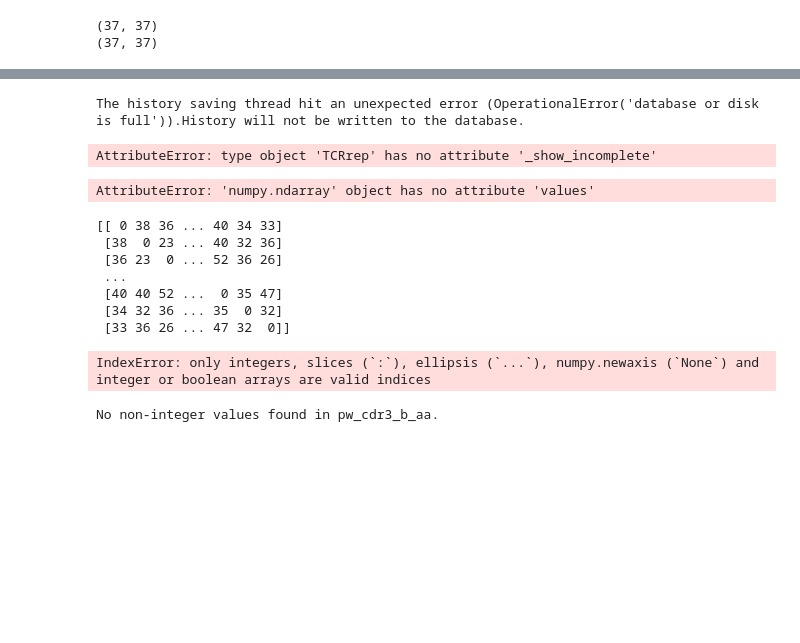
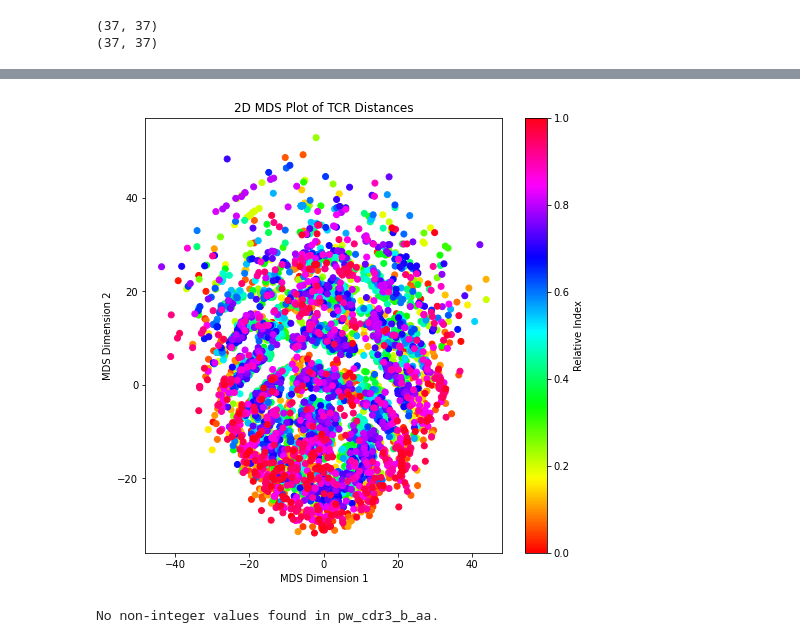
Before and after one commit to UoB-DSMP-2023-24/dsmp-2024-group-13, a Jupyter notebook: TCRDist neat.ipynb, the cells around one changed output, grey strips where cells are left out. Saved outputs shown, nothing was run; the diff lists cells and outputs as text; code cells hidden in the pictures; blank space fills up the shorter version.

Commit message:
Multidimensional plotting of distance matrix

```diff
--- a/TCRDist neat.ipynb
+++ b/TCRDist neat.ipynb
@@ -757,4 +695,38 @@ def cdr3plot2(df_):
     return
+# %%
+import matplotlib.cm as cm
+from sklearn.manifold import MDS
+
+def cdr3plot2(df_):
+    # Assuming TCRrep is correctly set up to work with the provided dataframe
+    tr_vdjdb = TCRrep(cell_df=df_,
+                      organism='human',
+                      chains=['beta'],
+                      deduplicate=True,
+                      compute_distances=True)
+
+    tcrdist_matrix = tr_vdjdb.pw_cdr3_b_aa
+
+    # MDS transformation
+    model = MDS(dissimilarity='precomputed', random_state=10)
+    distance_df_2d = model.fit_transform(tcrdist_matrix)
+
+    # Generate a linear space for colors
+    num_points = tcrdist_matrix.shape[0]
+    relative_index = np.linspace(0, 1, num_points)
+    colors = cm.hsv(relative_index)
+
+    # Plot the 2D matrix with colors
+    plt.figure(figsize=(8, 8))
+    x = distance_df_2d[:, 0]
+    y = distance_df_2d[:, 1]
+    plt.scatter(x, y, c=colors)
+    plt.title("2D MDS Plot of TCR Distances")
+    plt.xlabel("MDS Dimension 1")
+    plt.ylabel("MDS Dimension 2")
+    plt.colorbar(cm.ScalarMappable(cmap='hsv'), label='Relative Index')
+    plt.show()
+    return
 # %%
 tr_vdjdb = TCRrep(cell_df = df_vdj_human,
 organism = 'human',
@@ -766,23 +752,7 @@ compute_distances = True)
-# %%
-TCRrep._show_incomplete()
-# %% [output]
-The history saving thread hit an unexpected error (OperationalError('database or disk is full')).History will not be written to the database.
-AttributeError: type object 'TCRrep' has no attribute '_show_incomplete'
-# %%
-print(type(tr_vdjdb.pw_cdr3_b_aa.values()))
-# %% [output]
-AttributeError: 'numpy.ndarray' object has no attribute 'values'
 # %%
-cdr3plot2(tr_vdjdb.pw_cdr3_b_aa)
+cdr3plot2(df_vdj_human)
 # %% [output]
-[[ 0 38 36 ... 40 34 33]
- [38  0 23 ... 40 32 36]
- [36 23  0 ... 52 36 26]
- ...
- [40 40 52 ...  0 35 47]
- [34 32 36 ... 35  0 32]
- [33 36 26 ... 47 32  0]]
-IndexError: only integers, slices (`:`), ellipsis (`...`), numpy.newaxis (`None`) and integer or boolean arrays are valid indices
+[figure, added]
 # %%
 import numpy as np
 
```
Also changed, not shown: parts of 16 cells of this notebook.
